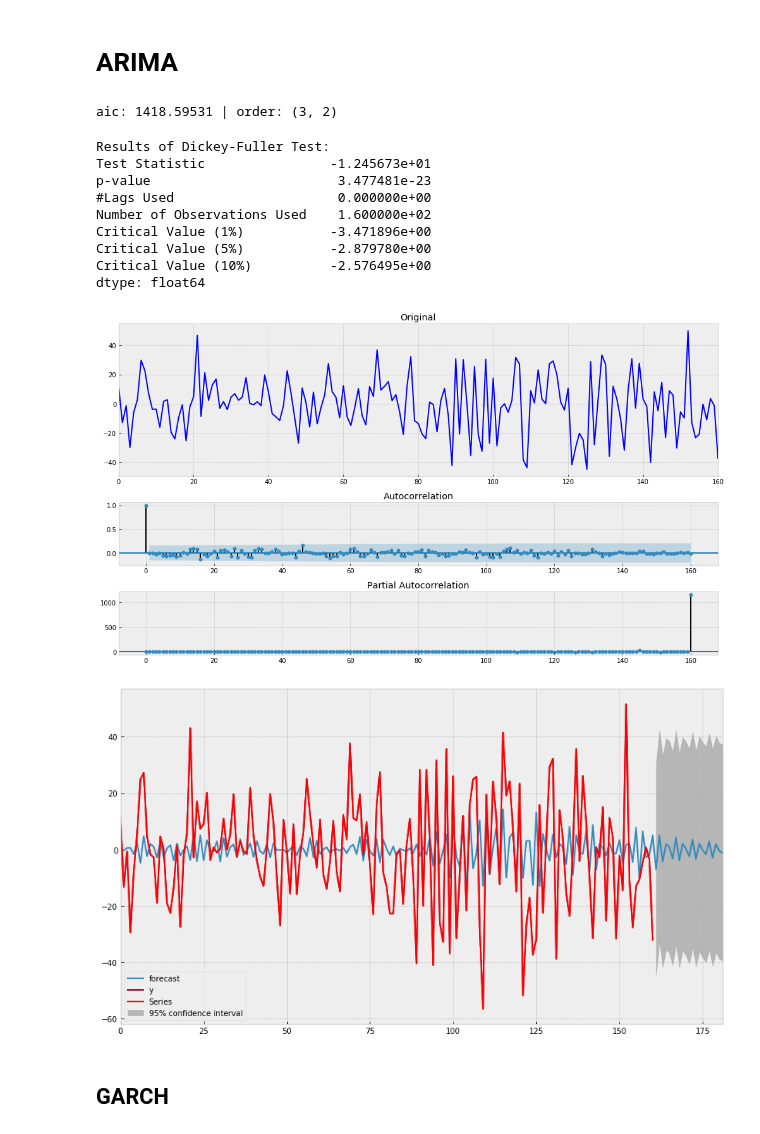
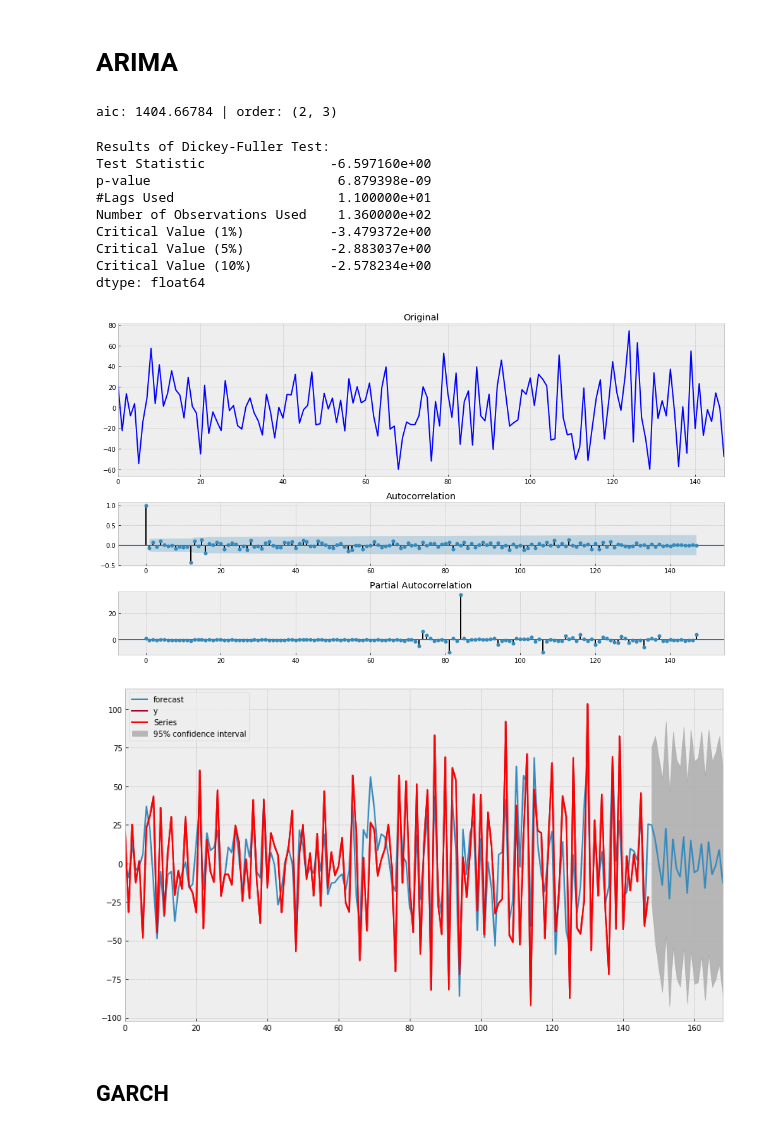
Before and after one commit to zhivin/netology, a Jupyter notebook: HW 9.3 ARIMA GARCH.ipynb, the cells around one changed output. Saved outputs shown, nothing was run; the diff lists cells and outputs as text; code cells hidden in the pictures.

```diff
--- a/HW 9.3 ARIMA GARCH.ipynb
+++ b/HW 9.3 ARIMA GARCH.ipynb
@@ -120,3 +107,7 @@ series = dowjones_closing_ready_df
+# %%
+series = dowjones_closing_ready_df
+series = series[12:] - series[:-12]
+series = series[1:] - series[:-1]
 # %%
 best_aic = np.inf
 best_order = None
@@ -138,23 +129,23 @@ for i in range(5):
 
 print('aic: {:6.5f} | order: {}'.format(best_aic, best_order))
 # %% [output]
-aic: 1418.59531 | order: (3, 2)
+aic: 1404.66784 | order: (2, 3)
 # %%
-mdl = smt.ARMA(series, order=(3, 2)).fit(
+mdl = smt.ARMA(series, order=(2, 3)).fit(
                 method='mle', trend='nc'
             )
 tsplot(mdl.resid)
 # %% [output]
 Results of Dickey-Fuller Test:
-Test Statistic                -1.245673e+01
-p-value                        3.477481e-23
-#Lags Used                     0.000000e+00
-Number of Observations Used    1.600000e+02
-Critical Value (1%)           -3.471896e+00
-Critical Value (5%)           -2.879780e+00
-Critical Value (10%)          -2.576495e+00
+Test Statistic                -6.597160e+00
+p-value                        6.879398e-09
+#Lags Used                     1.100000e+01
+Number of Observations Used    1.360000e+02
+Critical Value (1%)           -3.479372e+00
+Critical Value (5%)           -2.883037e+00
+Critical Value (10%)          -2.578234e+00
 dtype: float64
-[figure, old version]
+[figure, new version]
 # %%
 with plt.style.context('bmh'):
     plt.figure(figsize=(14,8))
@@ -164,7 +155,7 @@ with plt.style.context('bmh'):
     plt.legend()
     plt.show()
 # %% [output]
-[figure, old version]
+[figure, new version]
 # %% [markdown]
 ## GARCH
 # %%
```
Also changed, not shown: parts of 8 cells of this notebook, 1 other file.
